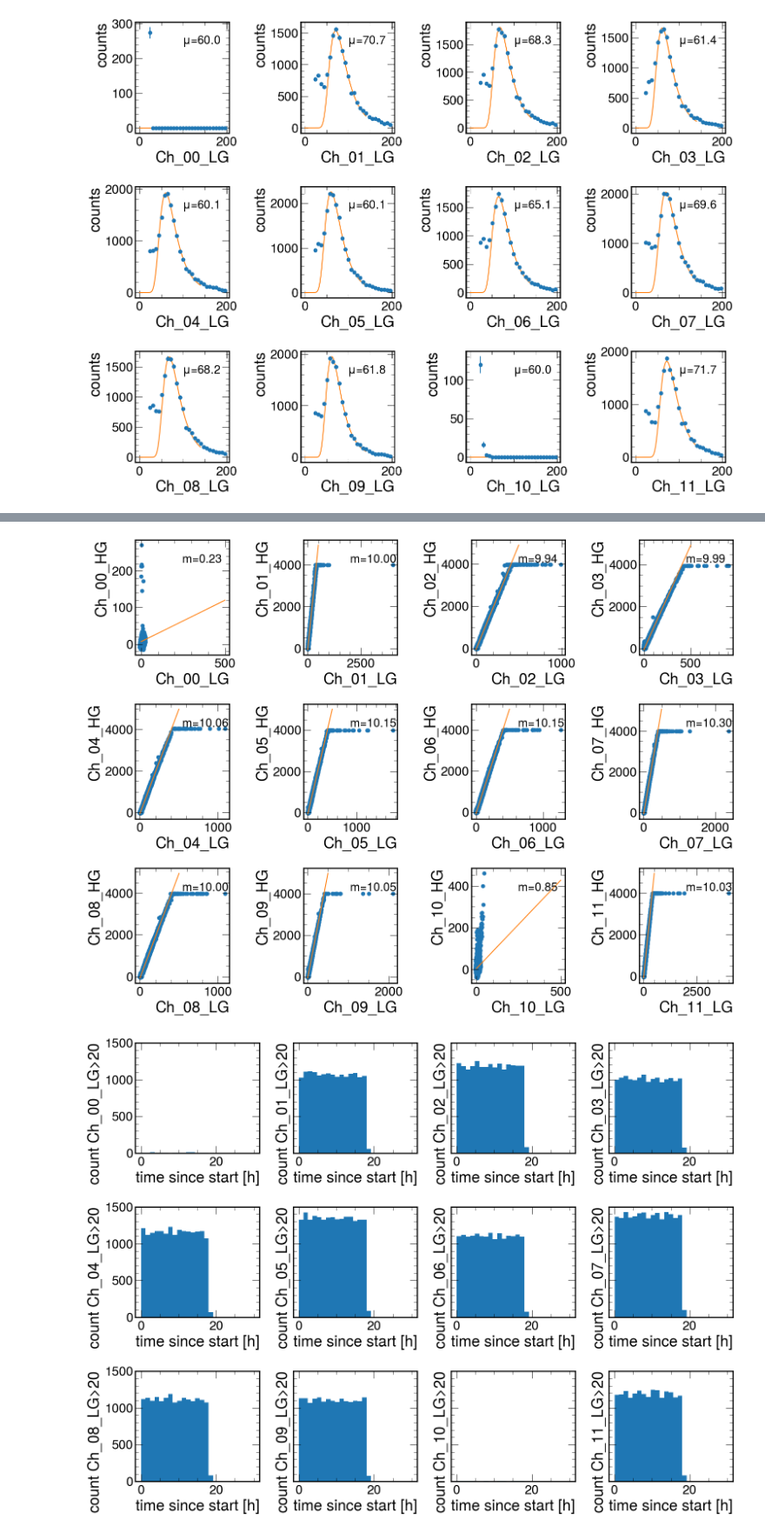
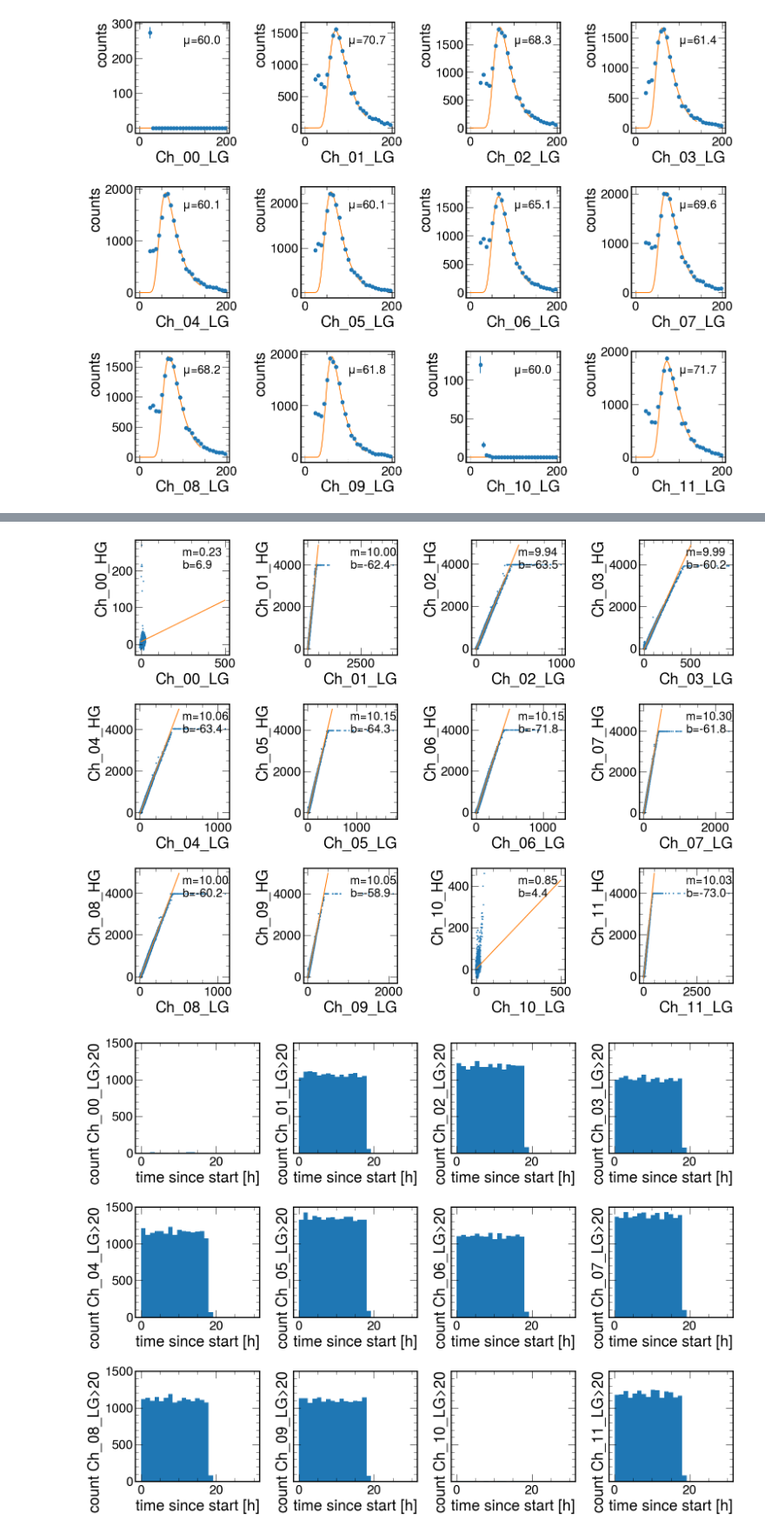
Before and after one commit to sebouh137/beamtest_plots, a Jupyter notebook: TwelveChannels.ipynb, the cells around one changed output, grey strips where cells are left out. Shown at 87% size. Cells and saved outputs as stored; diff of their text form; code cells hidden in the pictures.

```diff
--- a/TwelveChannels.ipynb
+++ b/TwelveChannels.ipynb
@@ -192,23 +180,23 @@ chi2= 2356.1385837414455 ndof= 94 pval= 0.0
 # %%
 fig, axs=plt.subplots(3,4, figsize=(16, 16/4*3))
 
 for i in range(len(channels)):
     ch = channels[i]
     plt.sca(axs[i//4][i%4])
-    plt.scatter(df.eval(f"Ch_{ch}_LG"), df.eval(f"Ch_{ch}_HG"))
+    plt.scatter(df.eval(f"Ch_{ch}_LG"), df.eval(f"Ch_{ch}_HG"),s=2)
     plt.xlabel(f"Ch_{ch}_LG")
     plt.ylabel(f"Ch_{ch}_HG")
 
     x,y= df.query(f"Ch_{ch}_LG<500").eval(f"Ch_{ch}_LG"), df.query(f"Ch_{ch}_LG<500").eval(f"Ch_{ch}_HG")
 
     m=(np.sum(x*y)*len(x)-np.sum(x)*np.sum(y))/(np.sum(x*x)*len(x)-np.sum(x)*np.sum(x))
     b = (sum(y)-m*sum(x))/len(x)
     plt.plot([0, 500], [b, 500*m+b], linestyle='-', color='tab:orange')
-    plt.text(0.5, 0.8, f"m={m:.2f}", transform=plt.gca().transAxes, fontsize=20)
+    plt.text(0.5, 0.75, f"m={m:.2f}\nb={b:.1f}", transform=plt.gca().transAxes, fontsize=20)
 
 plt.tight_layout()
 # %% [output]
-[figure, old version]
+[figure, new version]
 # %%
 fig, axs=plt.subplots(3,4, figsize=(16, 16/4*3),sharey='all')
 
```
Also changed, not shown: parts of 1 cell of this notebook.
